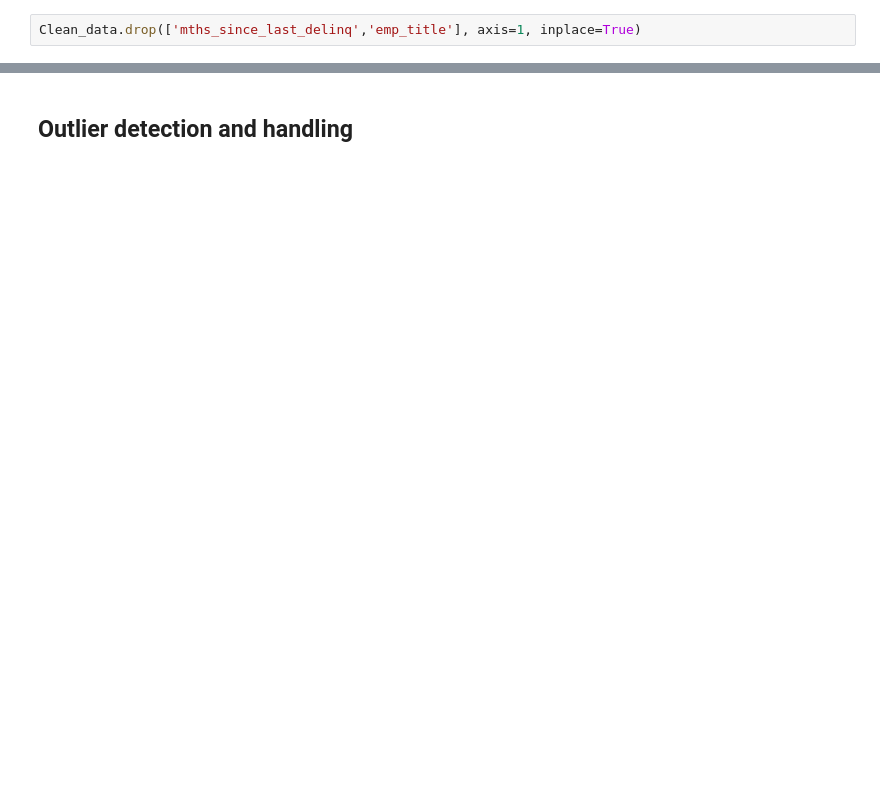
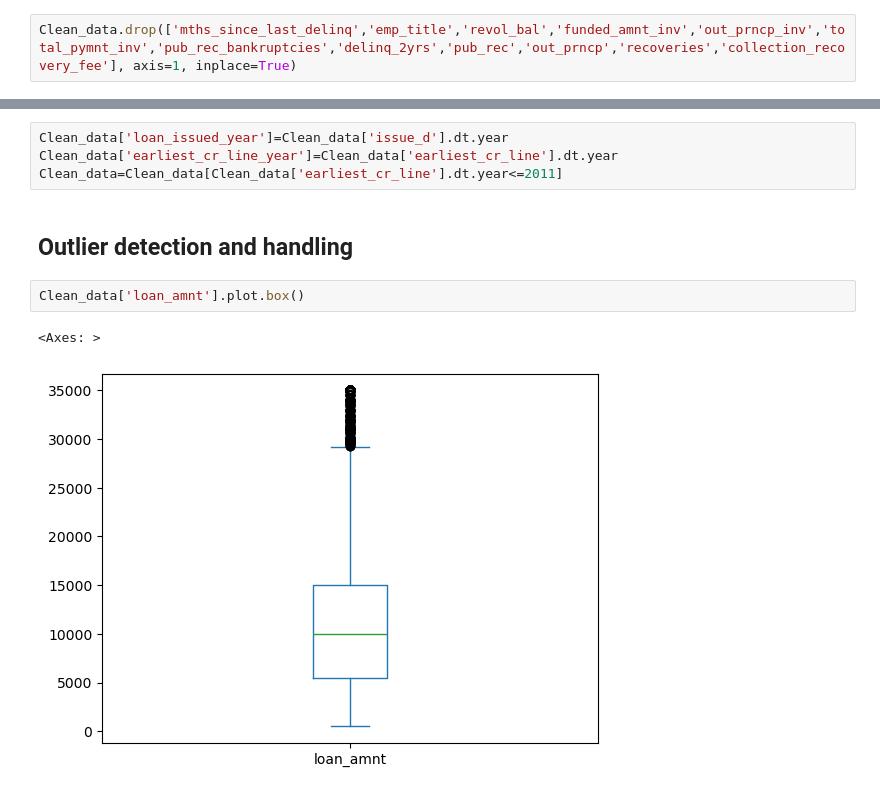
Before and after one commit to jatinmj/LendingClub_CaseStudy, a Jupyter notebook: new_Lending_club_caseStudy.ipynb, the cells around one changed output, grey strips where cells are left out. Cells and saved outputs as stored; diff of their text form; blank space fills up the shorter version.

```diff
--- a/new_Lending_club_caseStudy.ipynb
+++ b/new_Lending_club_caseStudy.ipynb
@@ -252,7 +252,7 @@ last_pymnt_d                  67
 last_credit_pull_d             2
 These columns still contains missing values. What should be do with them?
 # %%
-Clean_data.drop(['mths_since_last_delinq','emp_title'], axis=1, inplace=True)
+Clean_data.drop(['mths_since_last_delinq','emp_title','revol_bal','funded_amnt_inv','out_prncp_inv','total_pymnt_inv','pub_rec_bankruptcies','delinq_2yrs','pub_rec','out_prncp','recoveries','collection_recovery_fee'], axis=1, inplace=True)
 # %% [markdown]
 ### Bifercating columns into segment of numerical columns, categorical columns and extra columns
 # %%
@@ -336,5 +327,14 @@ for x in datetime_cols:
 #Removing the % and converting it into float datatype
 Clean_data['revol_util'] =Clean_data['revol_util'].apply(lambda x : float(x[:-1]))
 Clean_data['int_rate'] =Clean_data['int_rate'].apply(lambda x : float(x[:-1]))
+# %%
+Clean_data['loan_issued_year']=Clean_data['issue_d'].dt.year
+Clean_data['earliest_cr_line_year']=Clean_data['earliest_cr_line'].dt.year
+Clean_data=Clean_data[Clean_data['earliest_cr_line'].dt.year<=2011]
 # %% [markdown]
 ## Outlier detection and handling
+# %%
+Clean_data['loan_amnt'].plot.box()
+# %% [output]
+<Axes: >
+[figure, added]
```
Also changed, not shown: parts of 69 cells of this notebook.
